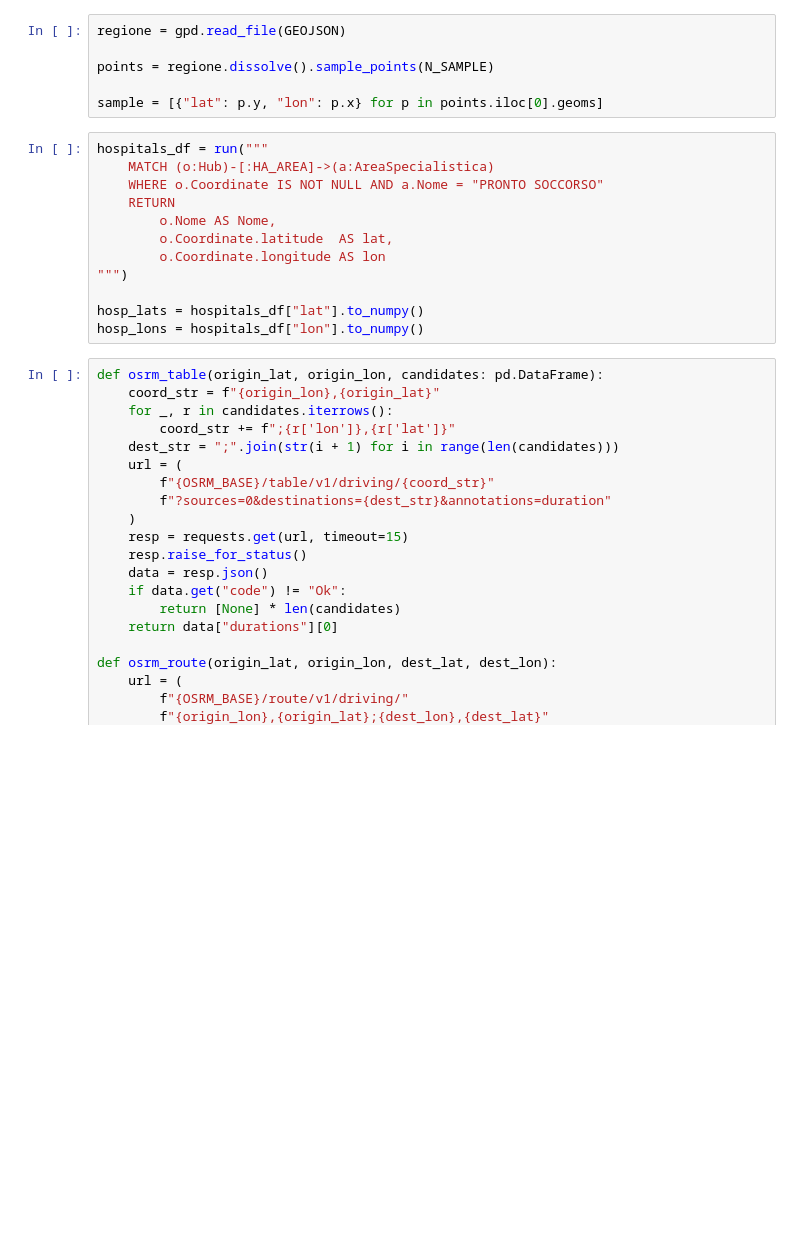
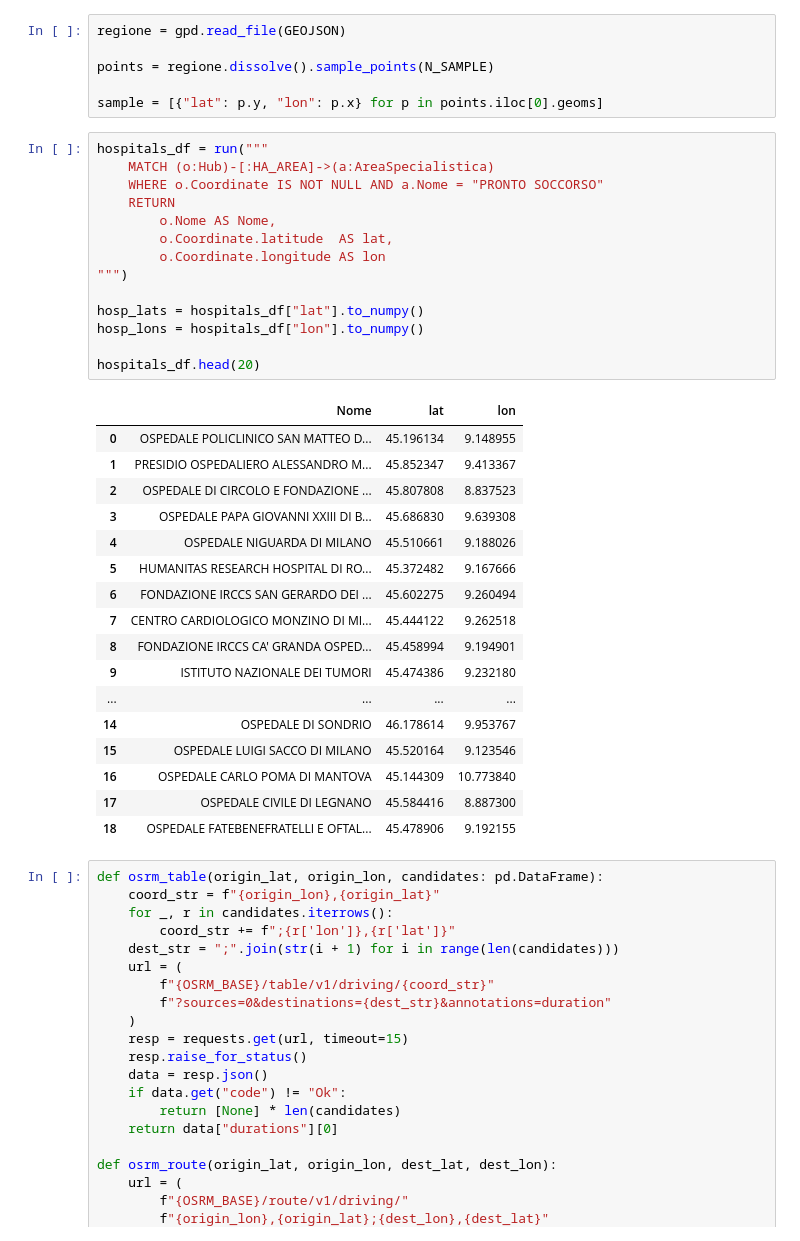
Before and after one commit to fperaro/Project-Work-ETL-Data_Viz, a Jupyter notebook: Visualization/RouteHub/RouteHub.ipynb, the cells around one changed output. Drawn from its saved outputs; the diff is of its cells as text; blank space fills up the shorter version.

```diff
--- a/Visualization/RouteHub/RouteHub.ipynb
+++ b/Visualization/RouteHub/RouteHub.ipynb
@@ -52,15 +52,35 @@ sample = [{"lat": p.y, "lon": p.x} for p in points.iloc[0].geoms]
 # %%
 hospitals_df = run("""
     MATCH (o:Hub)-[:HA_AREA]->(a:AreaSpecialistica)
     WHERE o.Coordinate IS NOT NULL AND a.Nome = "PRONTO SOCCORSO"
     RETURN
         o.Nome AS Nome,
         o.Coordinate.latitude  AS lat,
         o.Coordinate.longitude AS lon
 """)
 
 hosp_lats = hospitals_df["lat"].to_numpy()
 hosp_lons = hospitals_df["lon"].to_numpy()
+
+hospitals_df.head(20)
+# %% [output]
+|  | Nome | lat | lon |
+| 0 | OSPEDALE POLICLINICO SAN MATTEO D... | 45.196134 | 9.148955 |
+| 1 | PRESIDIO OSPEDALIERO ALESSANDRO M... | 45.852347 | 9.413367 |
+| 2 | OSPEDALE DI CIRCOLO E FONDAZIONE ... | 45.807808 | 8.837523 |
+| 3 | OSPEDALE PAPA GIOVANNI XXIII DI B... | 45.686830 | 9.639308 |
+| 4 | OSPEDALE NIGUARDA DI MILANO | 45.510661 | 9.188026 |
+| 5 | HUMANITAS RESEARCH HOSPITAL DI RO... | 45.372482 | 9.167666 |
+| 6 | FONDAZIONE IRCCS SAN GERARDO DEI ... | 45.602275 | 9.260494 |
+| 7 | CENTRO CARDIOLOGICO MONZINO DI MI... | 45.444122 | 9.262518 |
+| 8 | FONDAZIONE IRCCS CA' GRANDA OSPED... | 45.458994 | 9.194901 |
+| 9 | ISTITUTO NAZIONALE DEI TUMORI | 45.474386 | 9.232180 |
+| ... | ... | ... | ... |
+| 14 | OSPEDALE DI SONDRIO | 46.178614 | 9.953767 |
+| 15 | OSPEDALE LUIGI SACCO DI MILANO | 45.520164 | 9.123546 |
+| 16 | OSPEDALE CARLO POMA DI MANTOVA | 45.144309 | 10.773840 |
+| 17 | OSPEDALE CIVILE DI LEGNANO | 45.584416 | 8.887300 |
+| 18 | OSPEDALE FATEBENEFRATELLI E OFTAL... | 45.478906 | 9.192155 |
 # %%
 def osrm_table(origin_lat, origin_lon, candidates: pd.DataFrame):
     coord_str = f"{origin_lon},{origin_lat}"
```
Also changed, not shown: parts of 4 cells of this notebook, 5 other files.
